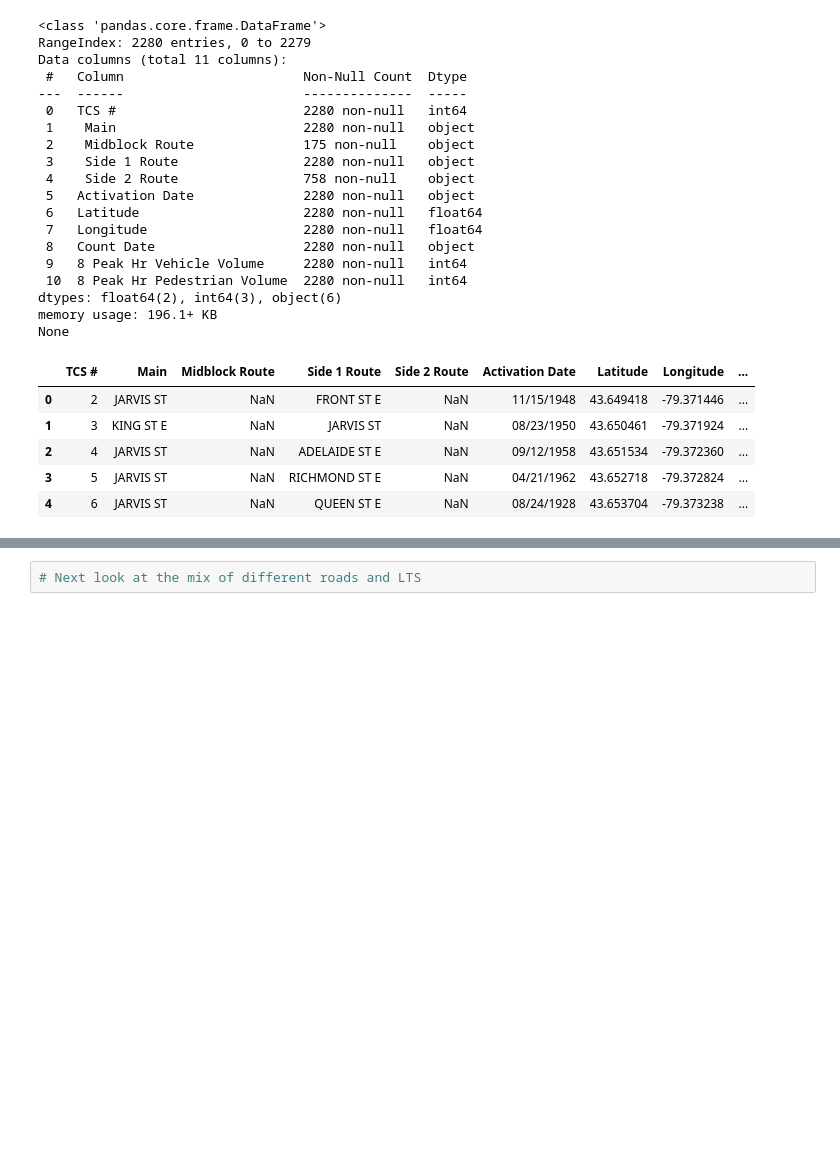
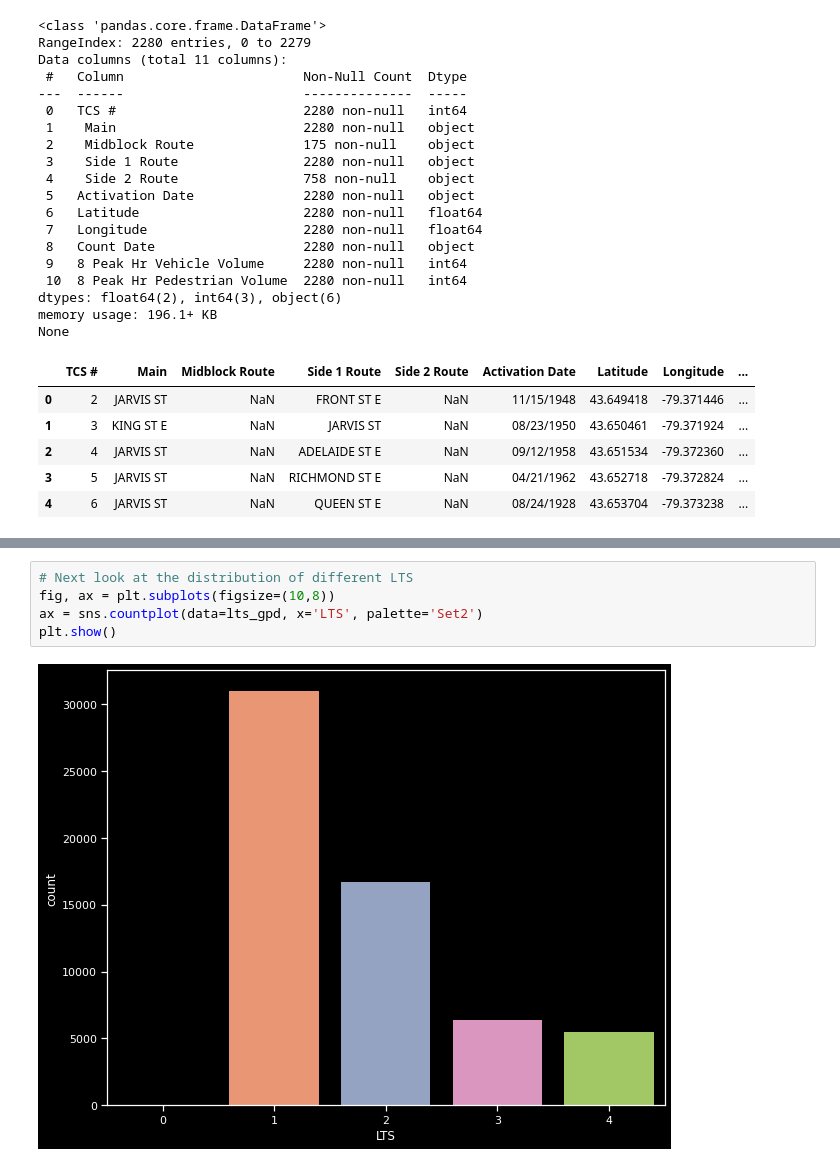
Before and after one commit to KeaganHRankin/Cycle-Classifier, a Jupyter notebook: edanalysis/eda_intersection_volume.ipynb, the cells around one changed output, grey strips where cells are left out. Drawn from its saved outputs; the diff is of its cells as text; blank space fills up the shorter version.

Commit message:
eda work and adding data 2022-03-09

```diff
--- a/edanalysis/eda_intersection_volume.ipynb
+++ b/edanalysis/eda_intersection_volume.ipynb
@@ -193,4 +224,9 @@ plt.legend(prop={'size':13})
 <matplotlib.legend.Legend at 0x...>
 [figure]
 # %%
-# Next look at the mix of different roads and LTS
+# Next look at the distribution of different LTS
+fig, ax = plt.subplots(figsize=(10,8))
+ax = sns.countplot(data=lts_gpd, x='LTS', palette='Set2')
+plt.show()
+# %% [output]
+[figure, added]
```
Also changed, not shown: parts of 18 cells of this notebook, 3 other files.
